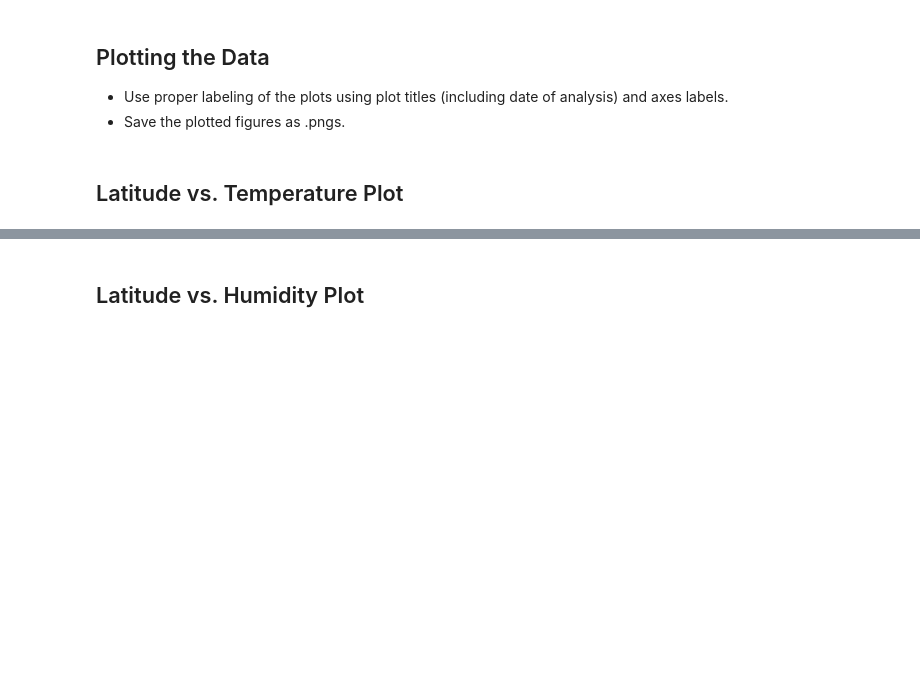
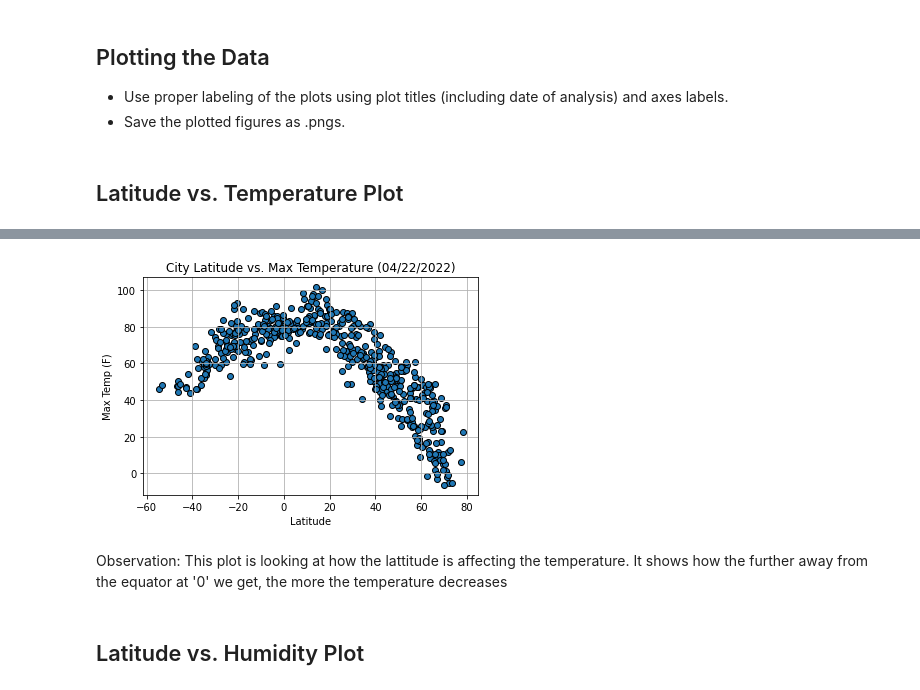
Before and after one commit to KaizaM/python-api-challenge, a Jupyter notebook: starter_code/WeatherPy.ipynb, the cells around one changed output, grey strips where cells are left out. Cells and saved outputs as stored; diff of their text form; code cells hidden in the pictures; blank space fills up the shorter version.

Commit message:
Update WeatherPy

```diff
--- a/starter_code/WeatherPy.ipynb
+++ b/starter_code/WeatherPy.ipynb
@@ -97,0 +112,10 @@ Data Retrieval Complete
+# %%
+#Export data frame to csv
+with open(output_data_file,'w',newline='\n',encoding='utf-8') as csv:
+    weather_data.to_csv(csv, index=False)
+csv.close()
+# %%
+#read csv
+with open(output_data_file,'r',encoding='utf-8') as csv:
+    weather_read = pd.read_csv(csv,na_filter=False)
+weather_read.describe(include='all')
@@ -97,0 +135,10 @@ Data Retrieval Complete
+# %%
+#format date
+
+#convert to readable format
+weather_read["Date (Formatted)"] = pd.to_datetime(weather_read['Date'],unit='s')
+
+#remove time
+weather_read['Date (Formatted)'] = pd.to_datetime(weather_read['Date (Formatted)']).dt.date
+weather_read['Date (Formatted)'] = pd.to_datetime(weather_read['Date (Formatted)']).dt.strftime('%m/%d/%Y')
+weather_read.head()
@@ -136,2 +169,23 @@ Int64Index([], dtype='int64')
+# %%
+#get todays date for title
+today_date = weather_read['Date (Formatted)'][0]
+
+#define function that makes scatter plot. Arguments are the y axis name and the second part of title.
+def scatter_plot(y_axis_name, title_name):
+    plt.scatter(weather_read['Lat'],weather_read[y_axis_name],edgecolors='black')
+    plt.title(f"City Latitude vs. {title_name} ({today_date})")
+    plt.xlabel('Latitude')
+    plt.ylabel(y_axis_name)
+
+    plt.grid()
+    plt.savefig(f'output_data/lat_{title_name}_scatter.png')
+    plt.show()
+# %%
+scatter_plot('Max Temp (F)','Max Temperature')
+# %% [output]
+[figure, added]
+# %% [markdown]
+Observation:
+This plot is looking at how the lattitude is affecting the temperature. It shows how the further away from the equator at '0' we get, the more the temperature decreases
 # %% [markdown]
 ## Latitude vs. Humidity Plot
```
Also changed, not shown: parts of 46 cells of this notebook, 5 other files.
